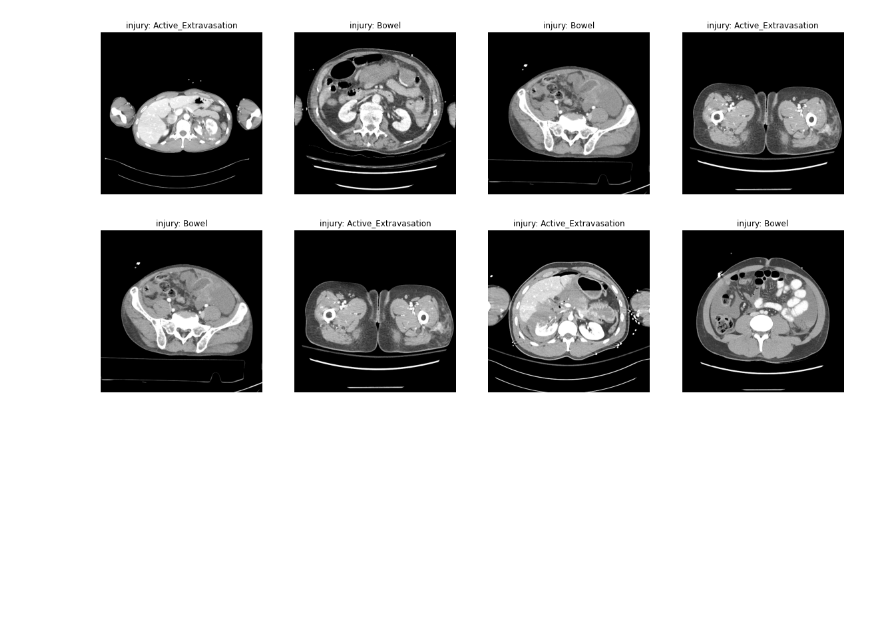
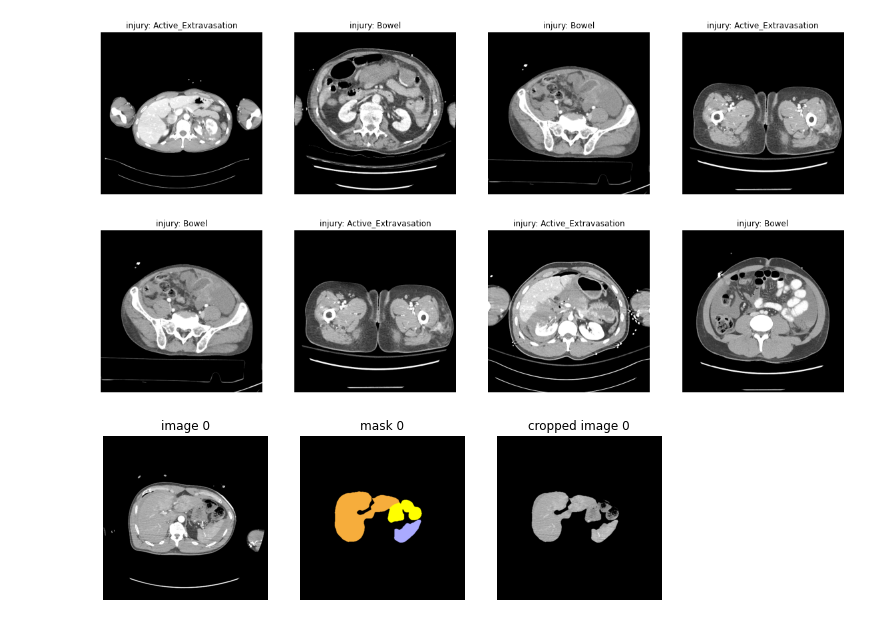
Before and after one commit to tachyon777/rsna-2023, a Jupyter notebook: notebooks/exp003.ipynb, the cells around one changed output. Cells and saved outputs as stored; diff of their text form; code cells hidden in the pictures; blank space fills up the shorter version.

```diff
--- a/notebooks/exp003.ipynb
+++ b/notebooks/exp003.ipynb
@@ -179,0 +186,40 @@ for i in range(5):
+# %%
+def crop_image(img: np.ndarray, mask: np.ndarray)-> np.ndarray:
+    """セグメンテーション部分のみをcropする.
+    Args:
+        img (numpy.ndarray): 2次元の入力画像.
+        mask (numpy.ndarray): 3次元channel firstの入力マスク.
+    """
+    mask_all = np.sum(mask, axis=0)
+    mask_all = (mask_all > 0).astype(np.uint8)
+    # mask_allが1ならimg、0なら0の画像を作成
+    img_crop = img * mask_all
+    return img_crop
+# %%
+for i in range(1):
+    fig, ax = plt.subplots(1, 3, figsize=(10, 22))
+    idx = i*100
+    imid = os.listdir(f"{dataset_dir}/train_images/{pid}/{sid}")[idx].split(".")[0]
+    img_path = f"{dataset_dir}/train_images/{pid}/{sid}/{imid}.npy"
+    img = np.load(img_path)
+    mask_path = f"{dataset_dir}/segmentations/{sid}/{imid}.npz"
+    if os.path.exists(mask_path):
+        mask = np.load(mask_path)["arr_0"]
+    else:
+        mask = np.zeros((6,)+img.shape, dtype=np.uint8)
+    img = windowing(img)
+    img_cropped = crop_image(img, mask)
+    mask = mask.transpose(1, 2, 0)
+    mask = apply_colormap_to_multilabel_images(CFG, mask)
+
+    ax[0].imshow(img, cmap="gray")
+    ax[0].axis("off")
+    ax[0].set_title(f"image {idx}")
+    ax[1].imshow(mask)
+    ax[1].axis("off")
+    ax[1].set_title(f"mask {idx}")
+    ax[2].imshow(img_cropped, cmap="gray")
+    ax[2].axis("off")
+    ax[2].set_title(f"cropped image {idx}")
+# %% [output]
+[figure, added]
```
Also changed, not shown: parts of 1 cell of this notebook, 12 other files.
